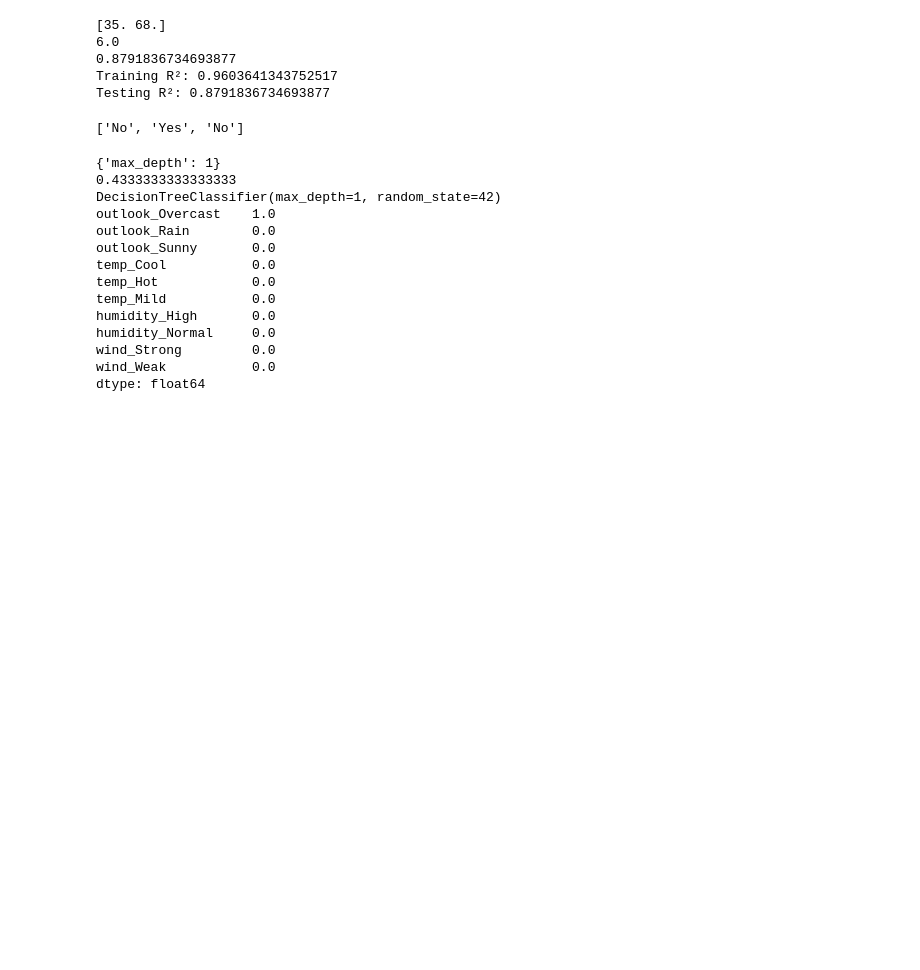
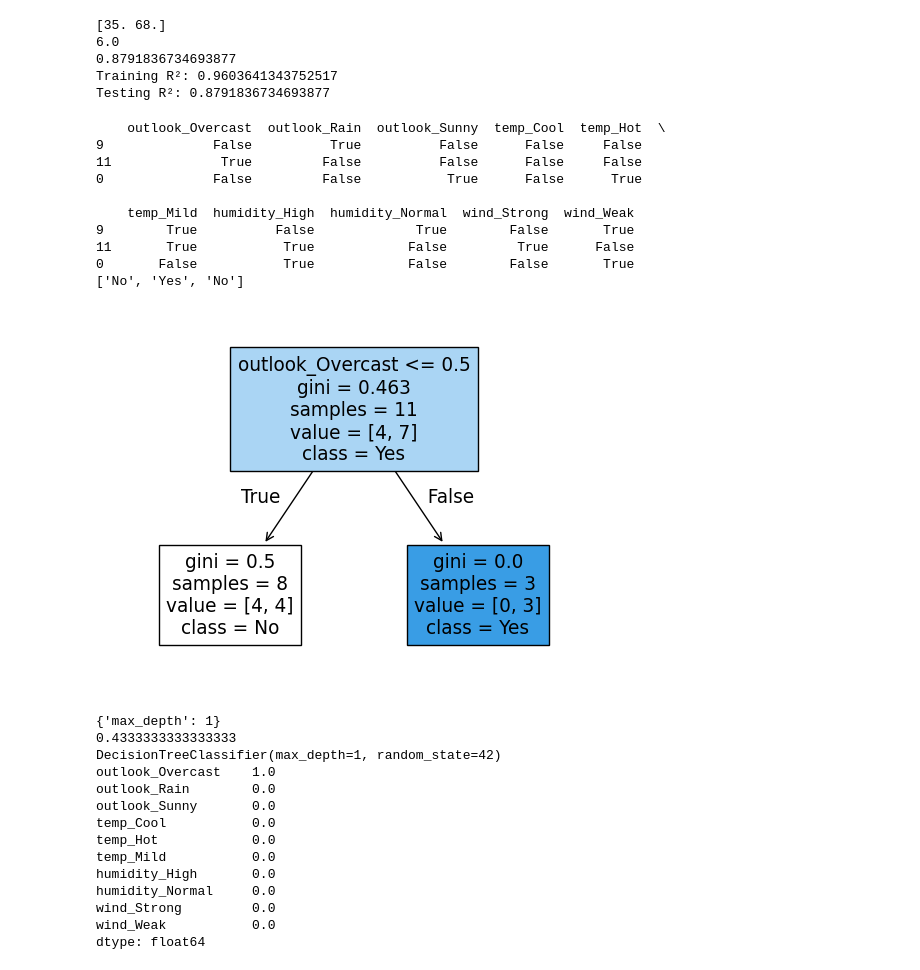
Before and after one commit to esairajesh2-droid/Machine_learning, a Jupyter notebook: practice.ipynb, the cells around one changed output. Cells and saved outputs as stored; diff of their text form; code cells hidden in the pictures; blank space fills up the shorter version.

```diff
--- a/practice.ipynb
+++ b/practice.ipynb
@@ -548,14 +549,27 @@ Testing R²: 0.8791836734693877
 # %%
 df=pd.read_csv(r"C:\Users\esair\Downloads\play.csv")
 x=pd.get_dummies(df[['outlook','temp','humidity','wind']])
 y=df['play']
 x_train,x_test,y_train,y_test=train_test_split(x,y,random_state=42,test_size=0.2)
 model=DecisionTreeClassifier(max_depth=1)
 model.fit(x_train,y_train)
 y_pred=model.predict(x_test)
+print(x_test)
 print(y_pred.tolist())
+plot_tree(model,feature_names=x.columns,class_names=model.classes_,filled=True)
+plt.show()
 # %% [output]
+    outlook_Overcast  outlook_Rain  outlook_Sunny  temp_Cool  temp_Hot  \
+9              False          True          False      False     False
+11              True         False          False      False     False
+0              False         False           True      False      True
+
+    temp_Mild  humidity_High  humidity_Normal  wind_Strong  wind_Weak
+9        True          False             True        False       True
+11       True           True            False         True      False
+0       False           True            False        False       True
 ['No', 'Yes', 'No']
+[figure, added]
 # %%
 from sklearn.model_selection import GridSearchCV
 params={'max_depth':[1,2,3,4,5,6,7,8,9,10]}
```
Also changed, not shown: parts of 5 cells of this notebook.
